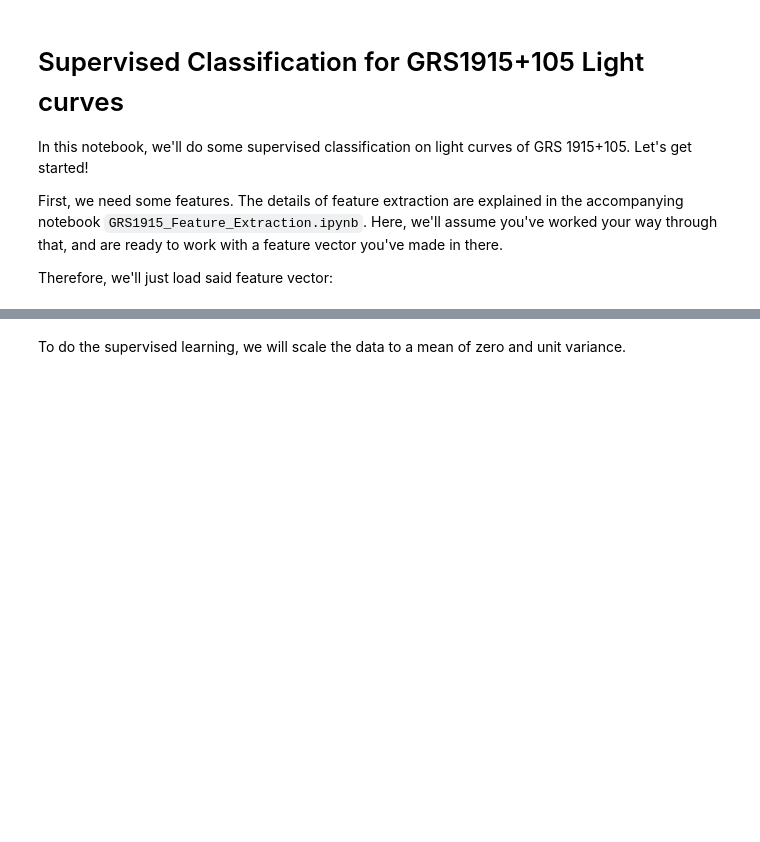
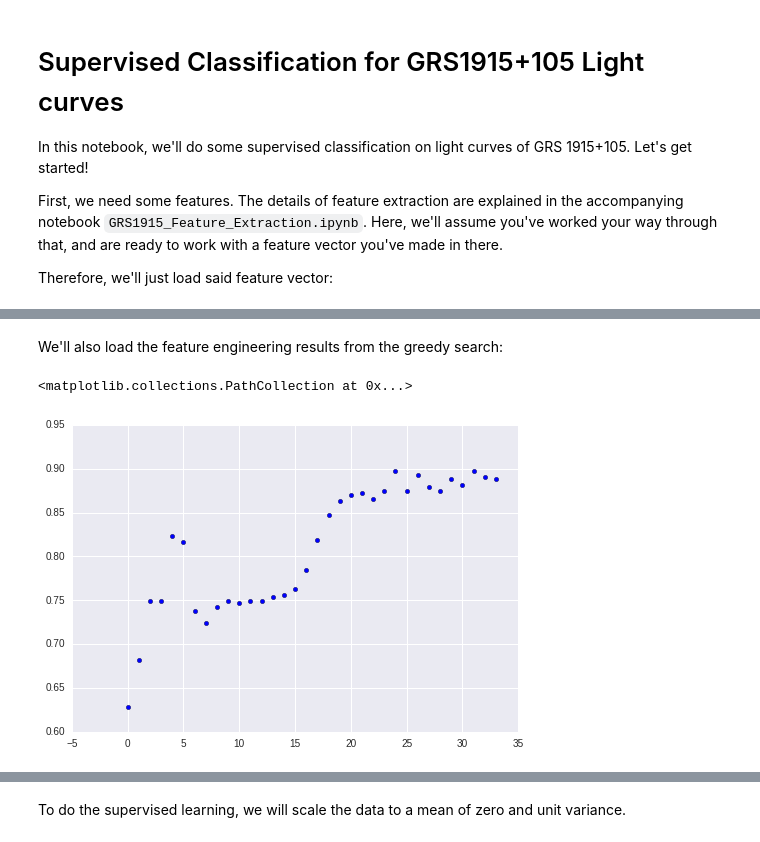
Before and after one commit to dhuppenkothen/BlackHoleMagic, a Jupyter notebook: code/GRS1915_SupervisedClassification.ipynb, the cells around one changed output, grey strips where cells are left out. Saved outputs shown, nothing was run; the diff lists cells and outputs as text; code cells hidden in the pictures; blank space fills up the shorter version.

```diff
--- a/code/GRS1915_SupervisedClassification.ipynb
+++ b/code/GRS1915_SupervisedClassification.ipynb
@@ -16,8 +16,8 @@ sns.set()
 import pandas as pd
 import numpy as np
 import sklearn
-import cPickle as pickle
+import pickle
 import feature_extraction
 import generaltools as gt
 
-datadir = "../../"
+datadir = "/scratch/daniela/data/grs1915/"
@@ -80,3 +95,20 @@ hr_val = np.array([hr_val_full[i] for i in val_ind])
 test_ind = np.where(labels_test_full != "None")[0]
 lc_test = np.array([lc_test_full[i] for i in test_ind])
 hr_test = np.array([hr_test_full[i] for i in test_ind])
+# %% [markdown]
+We'll also load the feature engineering results from the greedy search:
+# %%
+with open(datadir+"grs1915_greedysearch_res.dat" ,'r') as f:
+    data = pickle.load(f)
+# %%
+scores = data["scores"]
+ranking = data["ranking"]
+# %%
+max_scores = []
+for s in scores:
+    max_scores.append(np.max(s))
+# %%
+plt.scatter(np.arange(len(max_scores)), max_scores, marker="o")
+# %% [output]
+<matplotlib.collections.PathCollection at 0x...>
+[figure, added]
```
Also changed, not shown: parts of 130 cells of this notebook.
